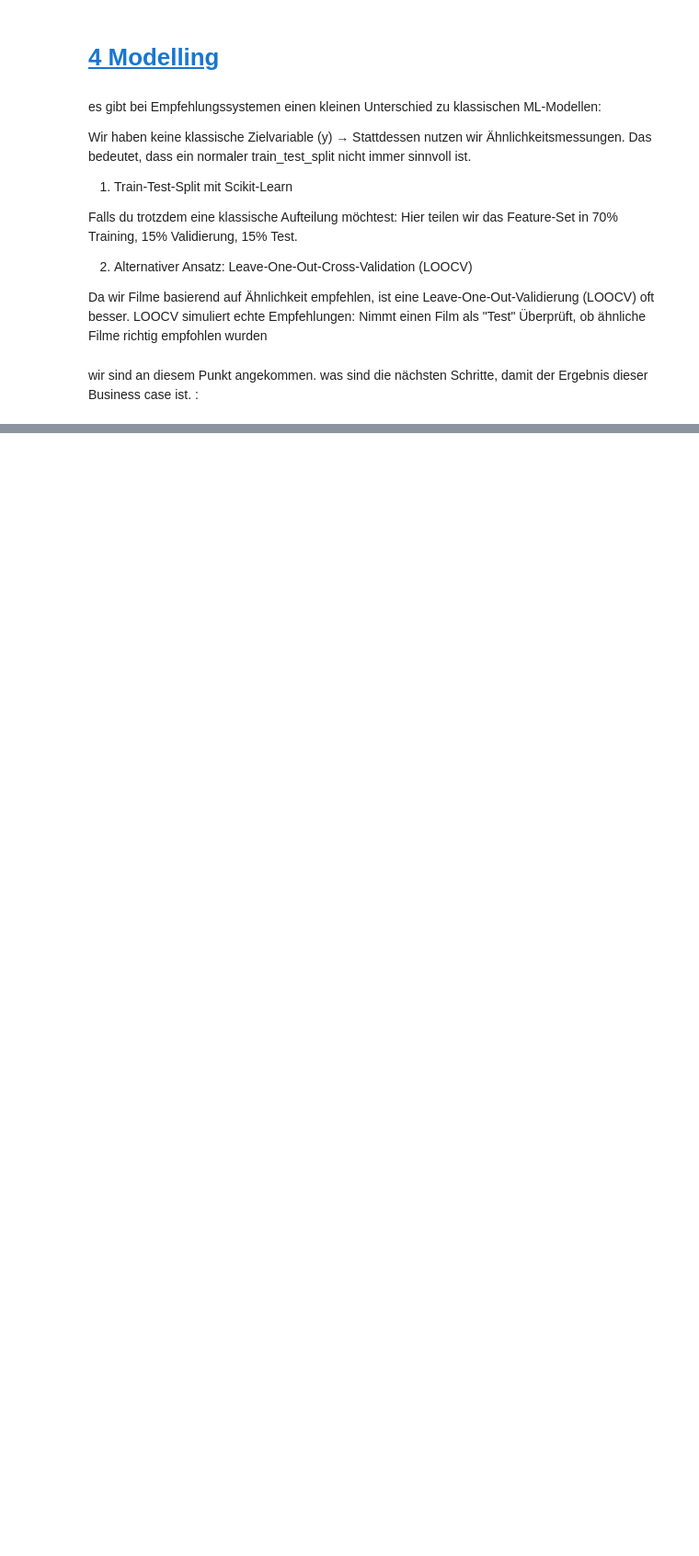
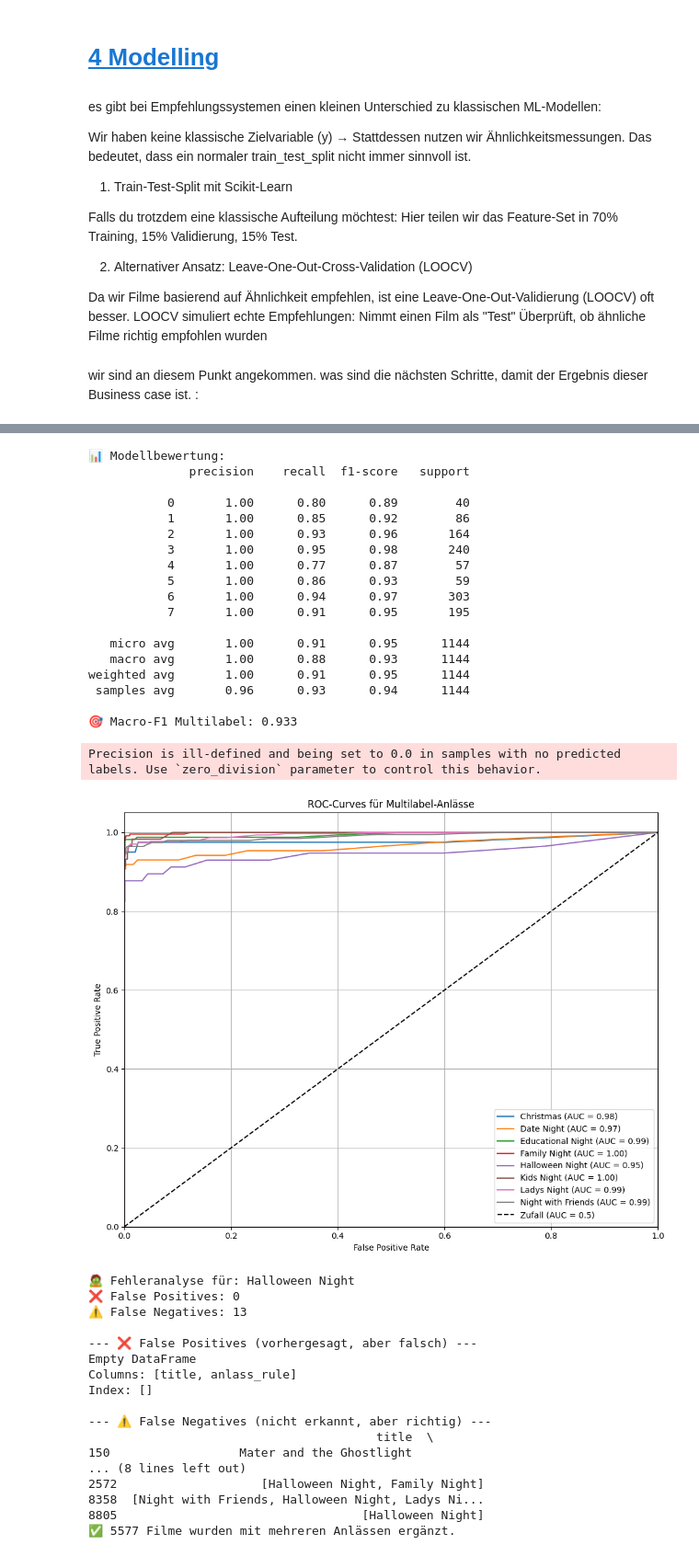
Before and after one commit to zobe03/Data_Exploration_Project, a Jupyter notebook: 3_Clean/project.ipynb, the cells around one changed output, grey strips where cells are left out. Shown: that part at 92% size. Drawn from its saved outputs; the diff is of its cells as text; code cells hidden in the pictures; blank space fills up the shorter version.

```diff
--- a/3_Clean/project.ipynb
+++ b/3_Clean/project.ipynb
@@ -67,0 +509,55 @@ Eingabe:
+# %%
+# 1. Modell trainieren
+multi_model, mlb, y_test, y_pred = train_multilabel_anlass_model(df, tfidf_desc, tfidf_title)
+
+# 2. Anwenden auf fehlende
+df = apply_multilabel_model(df, multi_model, mlb, tfidf_desc, tfidf_title)
+
+# Speichere das kombinierte DataFrame in einer neuen CSV-Datei
+df.to_csv('../1_Datenset/erstellte/fertig/shows.csv', index=False)
+
+# 3. Feature Importance plotten
+plot_feature_importance_groups_avg(multi_model, desc_vectorizer, title_vectorizer)
+
+# 4. Fehleranalyse
+
+error_df = get_label_error_counts(y_test, y_pred, mlb)
+plot_error_heatmap(error_df)
+# %% [output]
+📊 Modellbewertung:
+              precision    recall  f1-score   support
+
+           0       1.00      0.80      0.89        40
+           1       1.00      0.85      0.92        86
+           2       1.00      0.93      0.96       164
+           3       1.00      0.95      0.98       240
+           4       1.00      0.77      0.87        57
+           5       1.00      0.86      0.93        59
+           6       1.00      0.94      0.97       303
+           7       1.00      0.91      0.95       195
+
+   micro avg       1.00      0.91      0.95      1144
+   macro avg       1.00      0.88      0.93      1144
+weighted avg       1.00      0.91      0.95      1144
+ samples avg       0.96      0.93      0.94      1144
+
+🎯 Macro-F1 Multilabel: 0.933
+Precision is ill-defined and being set to 0.0 in samples with no predicted labels. Use `zero_division` parameter to control this behavior.
+[figure, added]
+🧟 Fehleranalyse für: Halloween Night
+❌ False Positives: 0
+⚠️ False Negatives: 13
+
+--- ❌ False Positives (vorhergesagt, aber falsch) ---
+Empty DataFrame
+Columns: [title, anlass_rule]
+Index: []
+
+--- ⚠️ False Negatives (nicht erkannt, aber richtig) ---
+                                        title  \
+150                  Mater and the Ghostlight
+... (8 lines left out)
+2572                    [Halloween Night, Family Night]
+8358  [Night with Friends, Halloween Night, Ladys Ni...
+8805                                  [Halloween Night]
+✅ 5577 Filme wurden mit mehreren Anlässen ergänzt.
```
Also changed, not shown: parts of 13 cells of this notebook, 6 other files.
